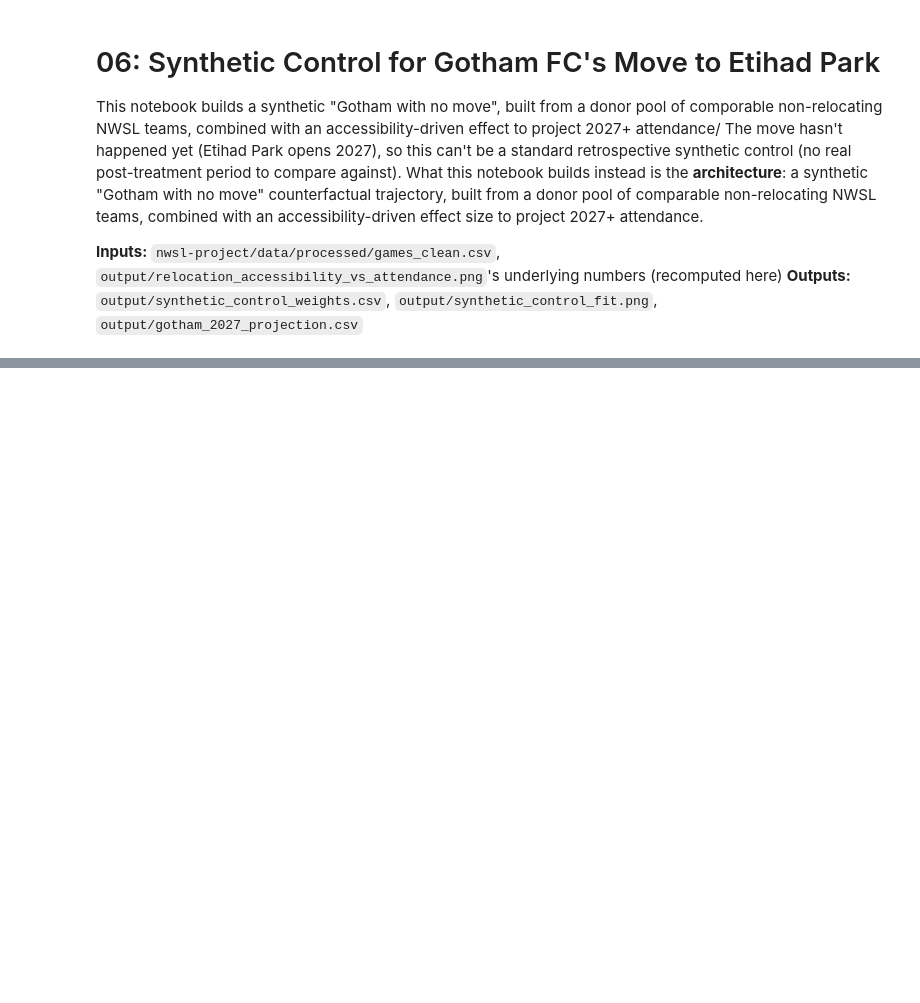
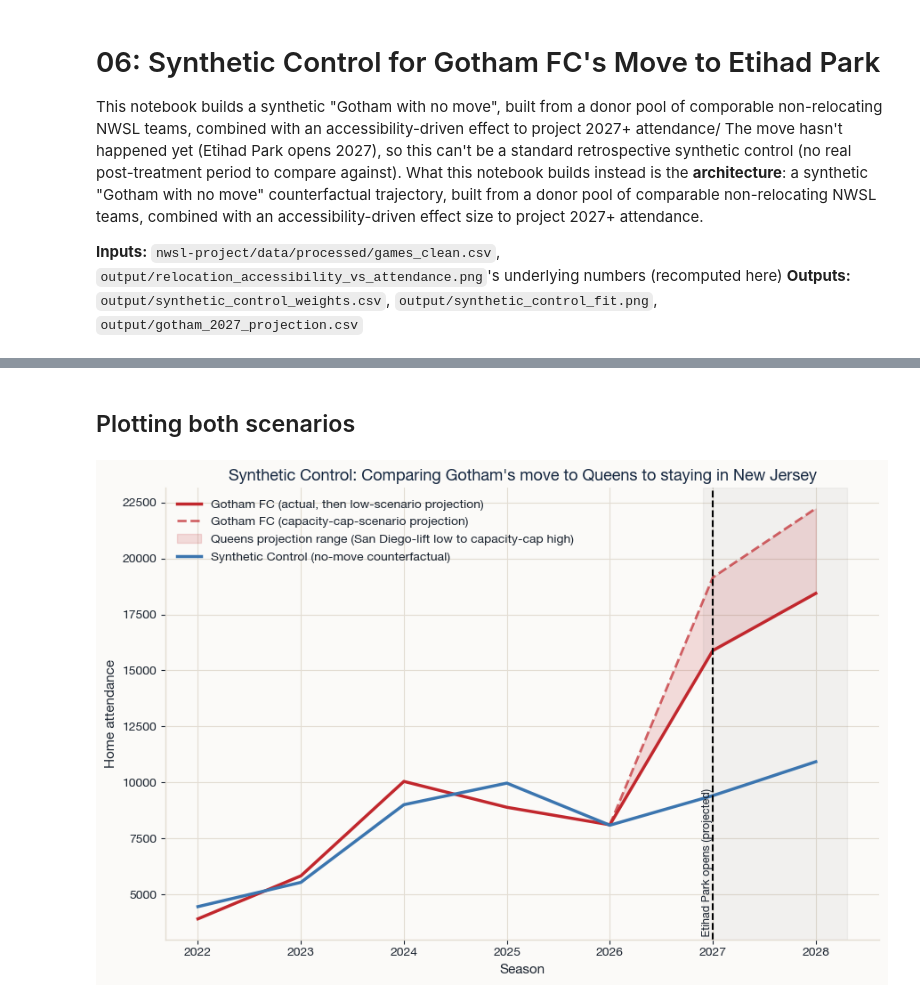
Before and after one commit to isabelpt/nwsl-gotham-relocation, a Jupyter notebook: code/04_synthetic_control.ipynb, the cells around one changed output, grey strips where cells are left out. Drawn from its saved outputs; the diff is of its cells as text; code cells hidden in the pictures; blank space fills up the shorter version.

```diff
--- a/code/04_synthetic_control.ipynb
+++ b/code/04_synthetic_control.ipynb
@@ -425,0 +166,13 @@ plt.show()
+# %%
+# Each comparable relocating team's own pre/post move mean attendance change without COVID
+MOVE_YEAR = {"San Diego Wave FC": 2023, "Seattle Reign FC": 2022, "Washington Spirit": 2021}
+
+lift_rows = []
+for team, move_year in MOVE_YEAR.items():
+    pre = nwsl_games[(nwsl_games["team_name"] == team) & (nwsl_games["year"] < move_year)]["attendance"]
+    post = nwsl_games[(nwsl_games["team_name"] == team) & (nwsl_games["year"] >= move_year)]["attendance"]
+    pct_lift = (post.mean() / pre.mean() - 1) * 100
+    lift_rows.append({"team": team, "move_year": move_year, "pre_mean": pre.mean(), "post_mean": post.mean(), "pct_lift": pct_lift})
+
+lift_df = pd.DataFrame(lift_rows).sort_values("pct_lift")
+print(lift_df.to_string(index=False))
@@ -425,0 +214,61 @@ plt.show()
+# %% [markdown]
+## Plotting both scenarios
+# %%
+# Extend both series one to 2028 to see more data
+baseline_2028 = min(baseline_2027 * np.exp(avg_log_growth), ETIHAD_PARK_CAPACITY)
+
+# Central (low-scenario) post-move projection, plus a low-high uncertainty band
+# spanning the two comparable relocation lift scenarios computed above
+# (San Diego's +68.8% low vs. the Seattle/Washington Spirit capacity-cap scenario)
+treated_2027 = min(baseline_2027 * (1 + LIFT_RANGE_PCT["low"] / 100), ETIHAD_PARK_CAPACITY)
+treated_2028 = min(treated_2027 * np.exp(avg_log_growth), ETIHAD_PARK_CAPACITY)
+
+treated_2027_high = min(baseline_2027 * (1 + LIFT_RANGE_PCT["capacity_cap"] / 100), ETIHAD_PARK_CAPACITY)
+treated_2028_high = min(treated_2027_high * np.exp(avg_log_growth), ETIHAD_PARK_CAPACITY)
+
+years_actual = list(treated_series.index)
+years_projected = [2027, 2028]
+
+treated_full = list(np.exp(treated_series.values)) + [treated_2027, treated_2028]
+synthetic_full = list(np.exp(synthetic_series.values)) + [baseline_2028, baseline_2028]
+# (synthetic's own 2027 estimate, baseline_2027, is the no-move projection already computed above)
+synthetic_full[len(years_actual)] = baseline_2027
+all_years = years_actual + years_projected
+
+# Low and high post-move trajectories: identical to actual observed Gotham
+# through 2026, then split into the two comparable-relocation scenarios.
+# Pre-2027 there's no projection uncertainty, so both collapse to one line.
+treated_low_full = list(np.exp(treated_series.values)) + [treated_2027, treated_2028]
+treated_high_full = list(np.exp(treated_series.values)) + [treated_2027_high, treated_2028_high]
+
+# Fan the split/shading out starting from the last actual point (2026) rather
+# than jumping in at 2027, so the range visibly originates from real data.
+last_actual_year = years_actual[-1]
+fan_years = [last_actual_year] + years_projected
+fan_low = treated_low_full[len(years_actual) - 1:]
+fan_high = treated_high_full[len(years_actual) - 1:]
+
+fig, ax = plt.subplots(figsize=(9, 6))
+ax.plot(all_years, treated_low_full, "-", color="#C1272D", linewidth=2.5, label="Gotham FC (actual, then low-scenario projection)")
+ax.plot(
+    fan_years, fan_high, "--", color="#C1272D", linewidth=2, alpha=0.7,
+    label="Gotham FC (capacity-cap-scenario projection)",
+)
+ax.fill_between(
+    fan_years, fan_low, fan_high,
+    color="#C1272D", alpha=0.15, zorder=1,
+    label="Queens projection range (San Diego-lift low to capacity-cap high)",
+)
+ax.plot(all_years, synthetic_full, "-", color="#3B75AF", linewidth=2.5, label="Synthetic Control (no-move counterfactual)")
+ax.axvline(2027, color="black", linestyle="--", linewidth=1.5)
+ax.text(2027, ax.get_ylim()[0], " Etihad Park opens (projected)", rotation=90, va="bottom", ha="right", fontsize=9)
+ax.axvspan(2026.9, all_years[-1] + 0.3, color="grey", alpha=0.08)
+ax.set_xlabel("Season")
+ax.set_ylabel("Home attendance")
+ax.set_title("Synthetic Control: Comparing Gotham's move to Queens to staying in New Jersey")
+ax.legend(loc="upper left")
+plt.tight_layout()
+plt.savefig(os.path.join(OUTPUT_DIR, "synthetic_control_gap_plot.png"), dpi=150)
+plt.show()
+# %% [output]
+[figure, added]
```
Also changed, not shown: parts of 23 cells of this notebook, 30 other files.
